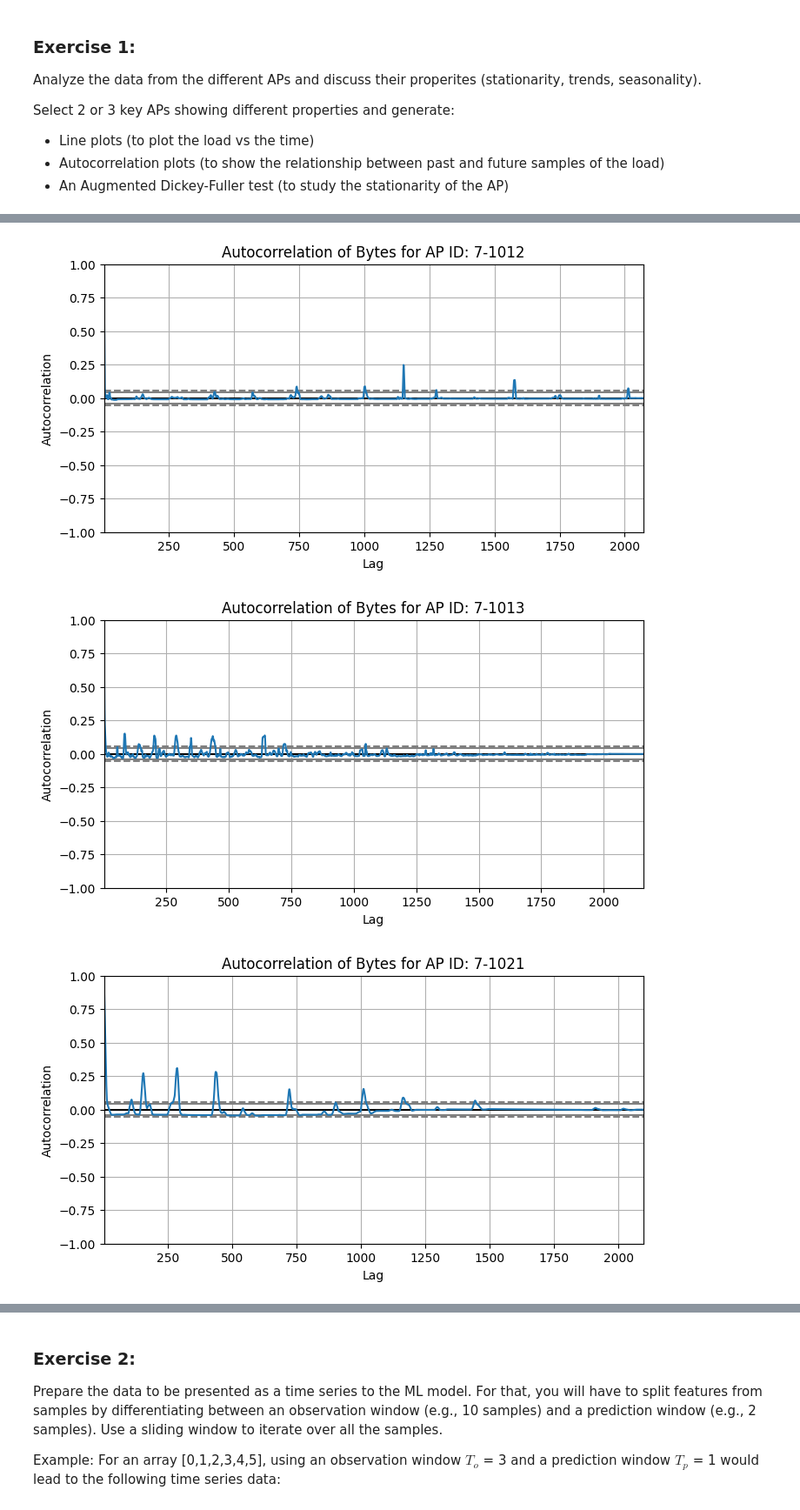
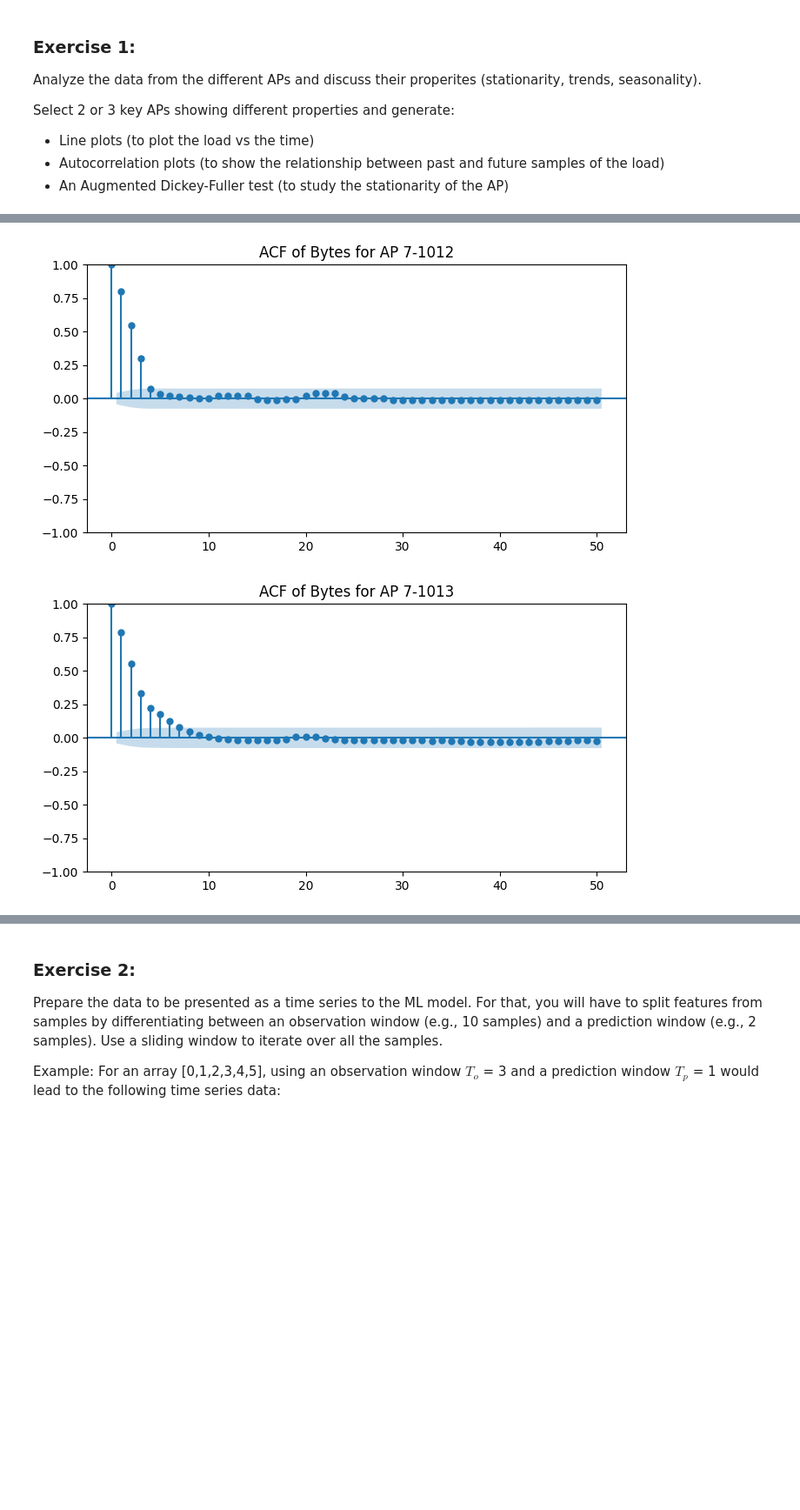
Before and after one commit to jordiestevee/ML4Net-2025, a Jupyter notebook: Lab3/AAX_Lab3.ipynb, the cells around one changed output, grey strips where cells are left out. Shown at 87% size. Saved outputs shown, nothing was run; the diff lists cells and outputs as text; code cells hidden in the pictures; blank space fills up the shorter version.

```diff
--- a/Lab3/AAX_Lab3.ipynb
+++ b/Lab3/AAX_Lab3.ipynb
@@ -172,10 +184,9 @@ Select 2 or 3 key APs showing different properties and generate:
 # %%
 # (response to exercise 1)
 
-selected_APs= df['AP ID'].unique()[:3]  # Select first 3 AP IDs
+selected_APs= df['AP ID'].unique()[:2]  # Select first 3 AP IDs
 for ap_id in selected_APs:
     ap_data = df[df['AP ID'] == ap_id]
-    display(ap_data)
     plt.figure(figsize=(10, 5))
     plt.plot(ap_data.index, ap_data['Bytes'], label='Bytes', color='blue')
     plt.plot(ap_data.index, ap_data['Active Connections'], label='Active Connections', color='orange')
@@ -236,20 +220,12 @@ for ap_id in selected_APs:
 # %%
-from pandas.plotting import autocorrelation_plot
-# Alternatively, for more control:
-# from statsmodels.graphics.tsaplots import plot_acf
+from statsmodels.graphics.tsaplots import plot_acf
 
 for ap_id in selected_APs:
-    ap_data = df[df['AP ID'] == ap_id]
-    plt.figure(figsize=(8, 4))
-    autocorrelation_plot(ap_data['Bytes'])
-    plt.title(f'Autocorrelation of Bytes for AP ID: {ap_id}')
+    ap_data = df[df['AP ID'] == ap_id]['Bytes']
+    fig, ax = plt.subplots(figsize=(8,4))
+    plot_acf(ap_data, lags=50, ax=ax)
+    ax.set_title(f'ACF of Bytes for AP {ap_id}')
     plt.show()
-
-    # # If you want to use statsmodels for more lags:
-    # plot_acf(ap_data['Bytes'], lags=50)
-    # plt.title(f'Autocorrelation of Bytes for AP ID: {ap_id}')
-    # plt.show()
 # %% [output]
-[figure, old version]
+[figure, new version]
-[figure, old version]
+[figure, new version]
-[figure, removed]
```
Also changed, not shown: parts of 30 cells of this notebook.
